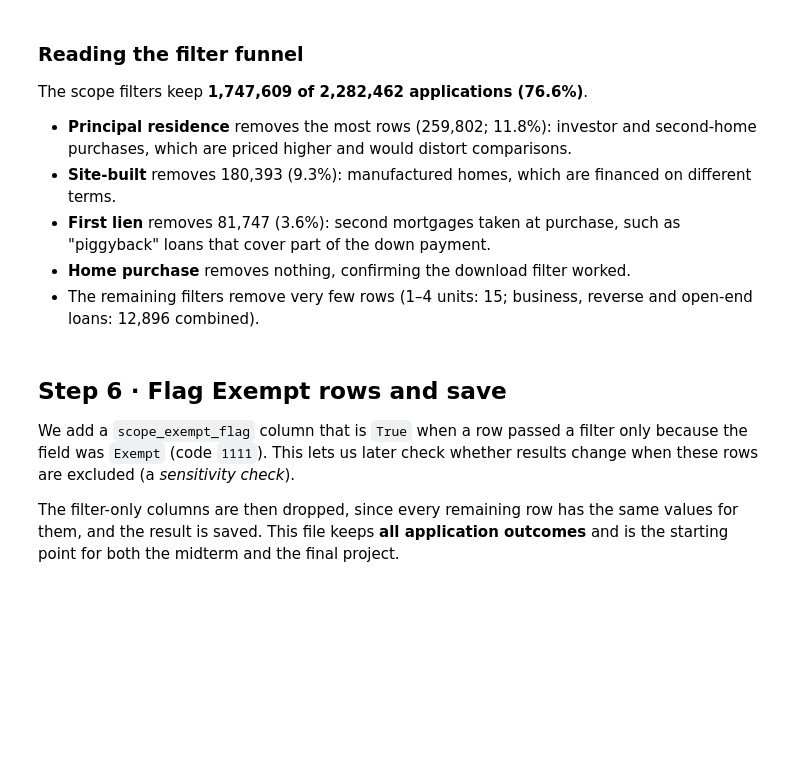
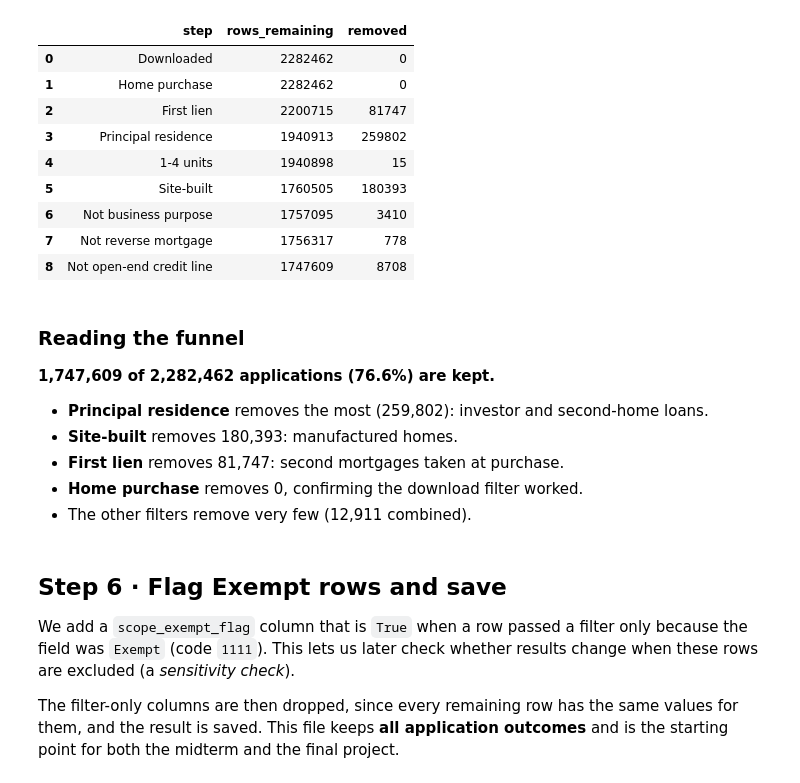
Before and after one commit to NissyHavilah/HMDA-mortgage-pricing, a Jupyter notebook: CMSE_HMDA_data_preparation_steps_notebook_1.ipynb, the cells around one changed output. Cells and saved outputs as stored; diff of their text form; code cells hidden in the pictures; blank space fills up the shorter version.

```diff
--- a/CMSE_HMDA_data_preparation_steps_notebook_1.ipynb
+++ b/CMSE_HMDA_data_preparation_steps_notebook_1.ipynb
@@ -148,20 +87,12 @@ Row counts are read from the parquet file metadata, so this check is instant and
 # %%
 EXPECTED_TOTAL = 2_282_462   # HMDA Data Browser: 6 states, 2025, home purchase
-EXPECTED_CA = 465_779        # Data Browser count for California (spot check)
 
-check = pd.DataFrame({
-    "state": STATES,
-    "tier": [STATE_TIERS[s] for s in STATES],
-    "applications": [pq.ParquetFile(RAW_DIR / f"hmda_{YEAR}_{s}_purchase.parquet").metadata.num_rows
-                     for s in STATES],
-})
-check["share_%"] = (check["applications"] / check["applications"].sum() * 100).round(1)
-display(check)
+total = 0
+for state in STATES:
+    rows = len(pd.read_parquet(RAW_DIR / f"hmda_{YEAR}_{state}_purchase.parquet", columns=["state_code"]))
+    print(f"{state} ({STATE_TIERS[state]}): {rows:,} applications")
+    total += rows
 
-total = check["applications"].sum()
-ca = check.loc[check["state"] == "CA", "applications"].item()
-print(f"Total downloaded: {total:,}  |  Expected: {EXPECTED_TOTAL:,}")
-print(f"California:       {ca:,}  |  Expected: {EXPECTED_CA:,}")
-print("✅ Data is complete" if (total == EXPECTED_TOTAL and ca == EXPECTED_CA)
-      else "⚠️ Mismatch: check which state is too small and re-download it")
+print(f"\nTotal downloaded: {total:,}  |  Expected: {EXPECTED_TOTAL:,}")
+print("Data is complete" if total == EXPECTED_TOTAL else "Mismatch: re-download the small state")
 # %% [output]
@@ -298,16 +170,44 @@ display(funnel)
+# %%
+counts = [("Downloaded", len(df))]
+
+df = df[df["loan_purpose"] == "1"];                          counts.append(("Home purchase", len(df)))
+df = df[df["lien_status"] == "1"];                           counts.append(("First lien", len(df)))
+df = df[df["occupancy_type"] == "1"];                        counts.append(("Principal residence", len(df)))
+df = df[df["total_units"].isin(["1", "2", "3", "4"])];       counts.append(("1-4 units", len(df)))
+df = df[df["construction_method"] == "1"];                   counts.append(("Site-built", len(df)))
+
+# 2 = No, 1111 = Exempt (kept, see D4)
+df = df[df["business_or_commercial_purpose"].isin(["2", "1111"])]; counts.append(("Not business purpose", len(df)))
+df = df[df["reverse_mortgage"].isin(["2", "1111"])];               counts.append(("Not reverse mortgage", len(df)))
+df = df[df["open-end_line_of_credit"].isin(["2", "1111"])];        counts.append(("Not open-end credit line", len(df)))
+
+funnel = pd.DataFrame(counts, columns=["step", "rows_remaining"])
+funnel["removed"] = funnel["rows_remaining"].diff().fillna(0).abs().astype(int)
+display(funnel)
+
+# Save the funnel for the app's Data & Preparation page
+funnel.to_csv(PROJECT_DIR / "data" / "funnel_scope.csv", index=False)
+# %% [output]
+|  | step | rows_remaining | removed |
+| 0 | Downloaded | 2282462 | 0 |
+| 1 | Home purchase | 2282462 | 0 |
+| 2 | First lien | 2200715 | 81747 |
+| 3 | Principal residence | 1940913 | 259802 |
+| 4 | 1-4 units | 1940898 | 15 |
+| 5 | Site-built | 1760505 | 180393 |
+| 6 | Not business purpose | 1757095 | 3410 |
+| 7 | Not reverse mortgage | 1756317 | 778 |
+| 8 | Not open-end credit line | 1747609 | 8708 |
 # %% [markdown]
-### Reading the filter funnel
+### Reading the funnel
 
-The scope filters keep **1,747,609 of 2,282,462 applications (76.6%)**.
+**1,747,609 of 2,282,462 applications (76.6%) are kept.**
 
-- **Principal residence** removes the most rows (259,802; 11.8%): investor and second-home
-  purchases, which are priced higher and would distort comparisons.
-- **Site-built** removes 180,393 (9.3%): manufactured homes, which are financed on different terms.
-- **First lien** removes 81,747 (3.6%): second mortgages taken at purchase, such as
-  "piggyback" loans that cover part of the down payment.
-- **Home purchase** removes nothing, confirming the download filter worked.
-- The remaining filters remove very few rows (1–4 units: 15; business, reverse and open-end
-  loans: 12,896 combined).
+- **Principal residence** removes the most (259,802): investor and second-home loans.
+- **Site-built** removes 180,393: manufactured homes.
+- **First lien** removes 81,747: second mortgages taken at purchase.
+- **Home purchase** removes 0, confirming the download filter worked.
+- The other filters remove very few (12,911 combined).
 # %% [markdown]
 ## Step 6 · Flag Exempt rows and save
 
```
Also changed, not shown: parts of 23 cells of this notebook, 1 other file.
